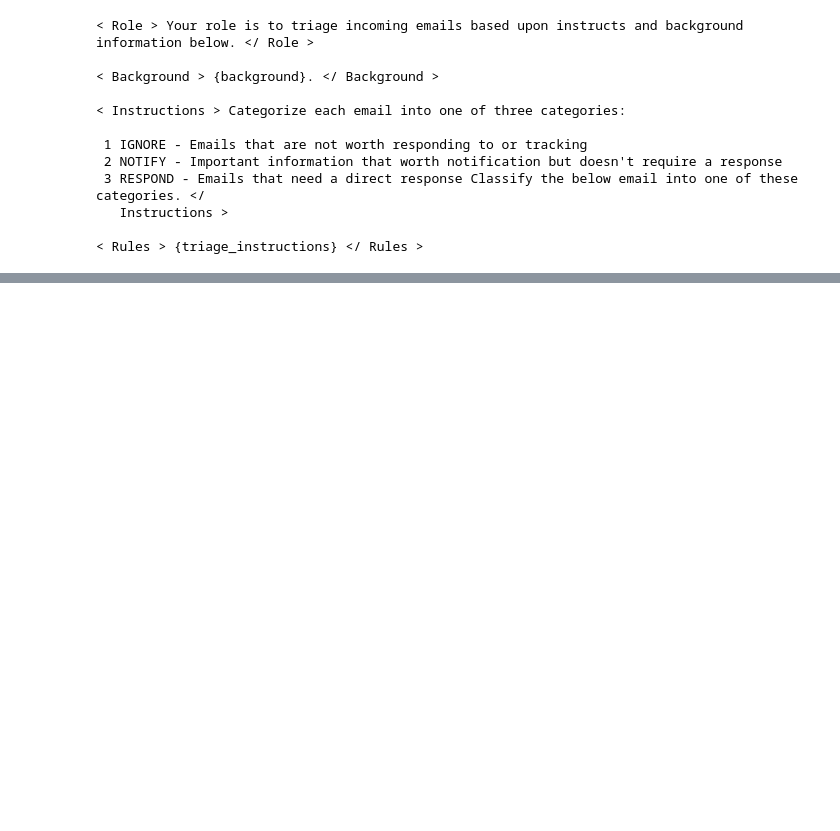
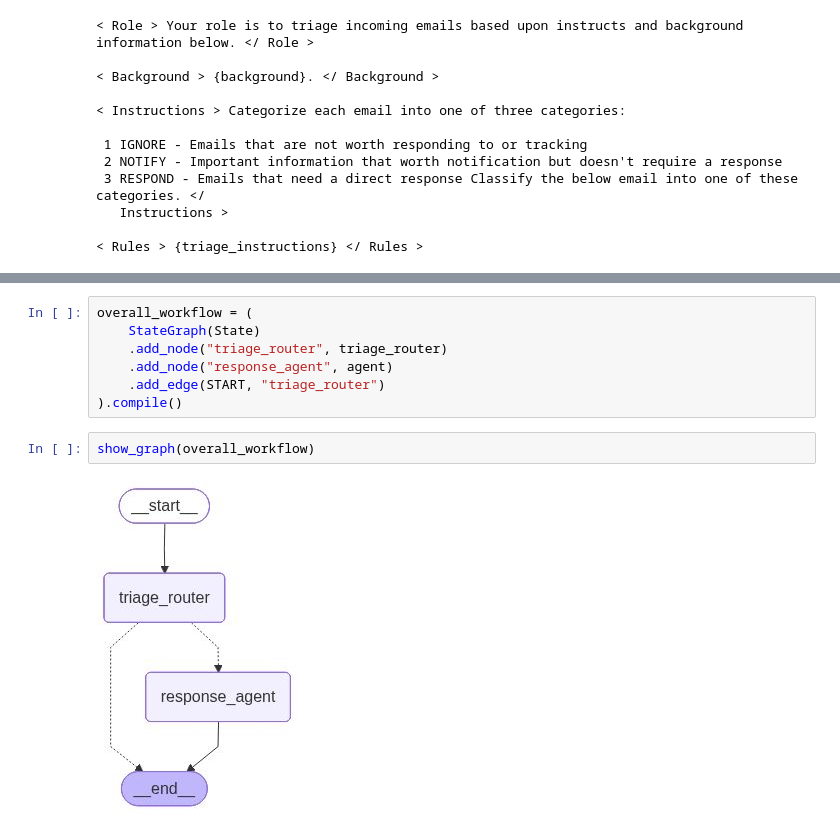
Before and after one commit to wjunwei2001/personal_agent, a Jupyter notebook: building_agent.ipynb, the cells around one changed output, grey strips where cells are left out. Drawn from its saved outputs; the diff is of its cells as text; blank space fills up the shorter version.

```diff
--- a/building_agent.ipynb
+++ b/building_agent.ipynb
@@ -115,0 +208,11 @@ SyntaxError: invalid syntax (2714235268.py, line 37)
+# %%
+overall_workflow = (
+    StateGraph(State)
+    .add_node("triage_router", triage_router)
+    .add_node("response_agent", agent)
+    .add_edge(START, "triage_router")
+).compile()
+# %%
+show_graph(overall_workflow)
+# %% [output]
+[figure, added]
```
Also changed, not shown: parts of 8 cells of this notebook.
